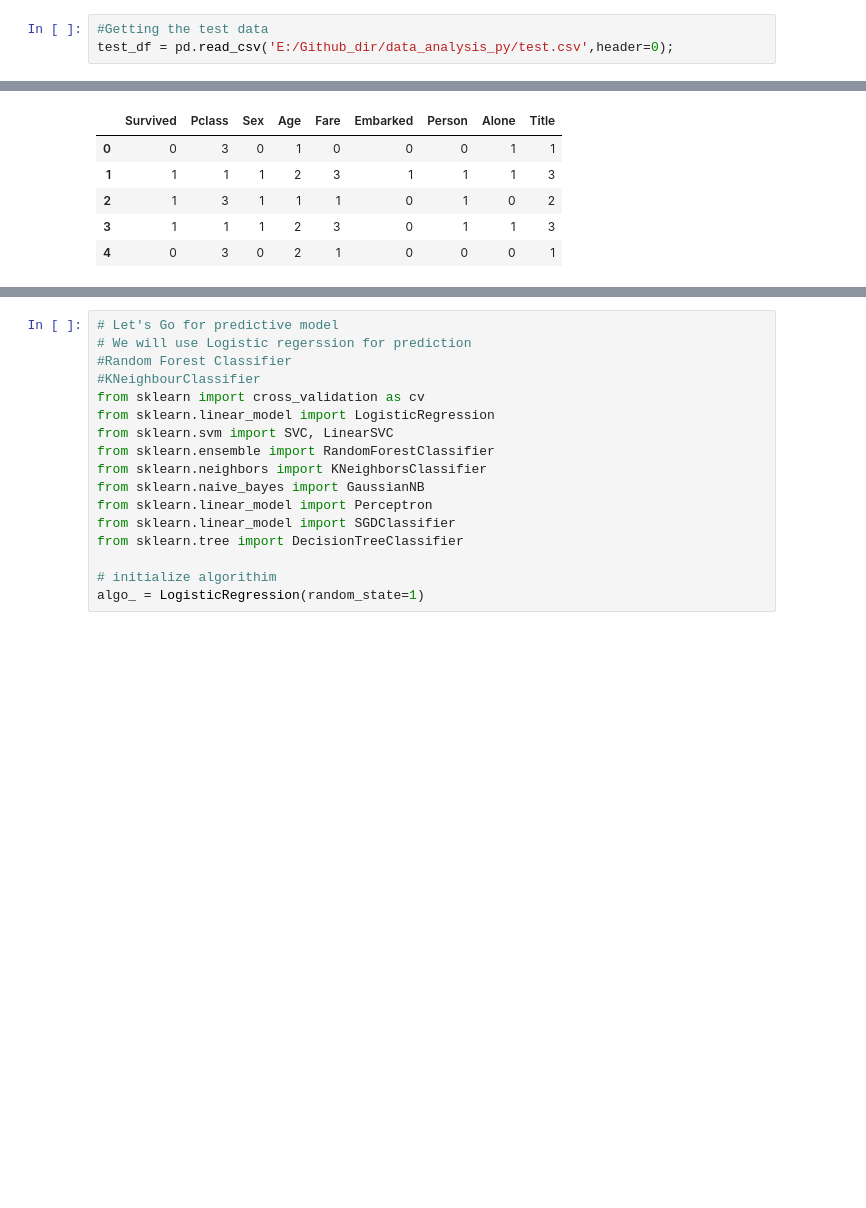
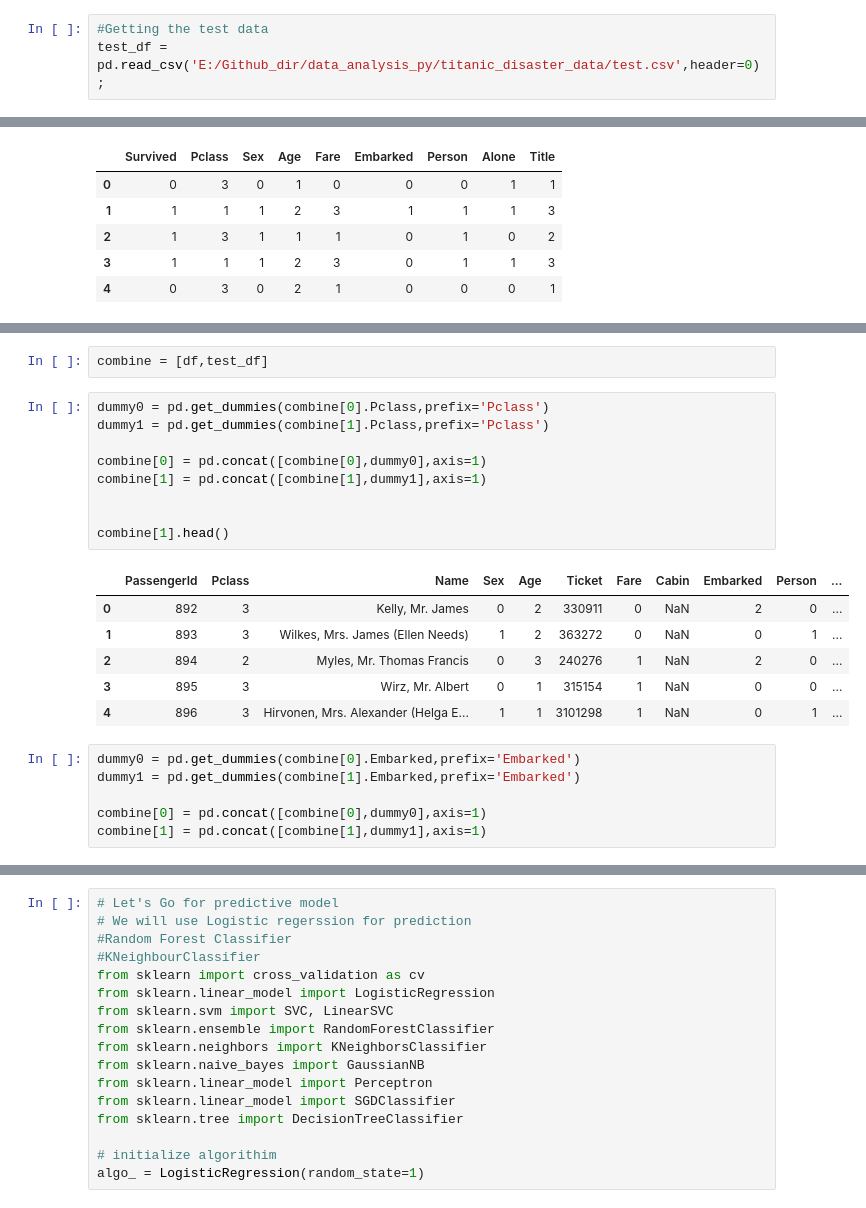
Before and after one commit to abhi0987/data_analysis_py, a Jupyter notebook: titanic_disaster_data/titanic.ipynb, the cells around one changed output, grey strips where cells are left out. Saved outputs shown, nothing was run; the diff lists cells and outputs as text; blank space fills up the shorter version.

```diff
--- a/titanic_disaster_data/titanic.ipynb
+++ b/titanic_disaster_data/titanic.ipynb
@@ -494,7 +494,7 @@ df.head()
 | 4 | 0 | 3 | 0 | 35.0 | 0 | 0 | 8.0500 | 0 | 0 | 0 | 1 |
 # %%
 #Getting the test data
-test_df = pd.read_csv('E:/Github_dir/data_analysis_py/test.csv',header=0);
+test_df = pd.read_csv('E:/Github_dir/data_analysis_py/titanic_disaster_data/test.csv',header=0);
 # %%
 test_df.head()
 # %% [output]
@@ -653,3 +653,27 @@ test_df[:10]
 | 7 | 899 | 2 | Caldwell, Mr. Albert Francis | 0 | 1 | 248738 | 2 | NaN | 0 | 0 | ... |
 | 8 | 900 | 3 | Abrahim, Mrs. Joseph (Sophie Hala... | 1 | 1 | 2657 | 0 | NaN | 1 | 1 | ... |
 | 9 | 901 | 3 | Davies, Mr. John Samuel | 0 | 1 | A/4 48871 | 2 | NaN | 0 | 0 | ... |
+# %%
+combine = [df,test_df]
+# %%
+dummy0 = pd.get_dummies(combine[0].Pclass,prefix='Pclass')
+dummy1 = pd.get_dummies(combine[1].Pclass,prefix='Pclass')
+
+combine[0] = pd.concat([combine[0],dummy0],axis=1)
+combine[1] = pd.concat([combine[1],dummy1],axis=1)
+
+
+combine[1].head()
+# %% [output]
+|  | PassengerId | Pclass | Name | Sex | Age | Ticket | Fare | Cabin | Embarked | Person | ... |
+| 0 | 892 | 3 | Kelly, Mr. James | 0 | 2 | 330911 | 0 | NaN | 2 | 0 | ... |
+| 1 | 893 | 3 | Wilkes, Mrs. James (Ellen Needs) | 1 | 2 | 363272 | 0 | NaN | 0 | 1 | ... |
+| 2 | 894 | 2 | Myles, Mr. Thomas Francis | 0 | 3 | 240276 | 1 | NaN | 2 | 0 | ... |
+| 3 | 895 | 3 | Wirz, Mr. Albert | 0 | 1 | 315154 | 1 | NaN | 0 | 0 | ... |
+| 4 | 896 | 3 | Hirvonen, Mrs. Alexander (Helga E... | 1 | 1 | 3101298 | 1 | NaN | 0 | 1 | ... |
+# %%
+dummy0 = pd.get_dummies(combine[0].Embarked,prefix='Embarked')
+dummy1 = pd.get_dummies(combine[1].Embarked,prefix='Embarked')
+
+combine[0] = pd.concat([combine[0],dummy0],axis=1)
+combine[1] = pd.concat([combine[1],dummy1],axis=1)
```
Also changed, not shown: parts of 10 cells of this notebook, 1 other file.
